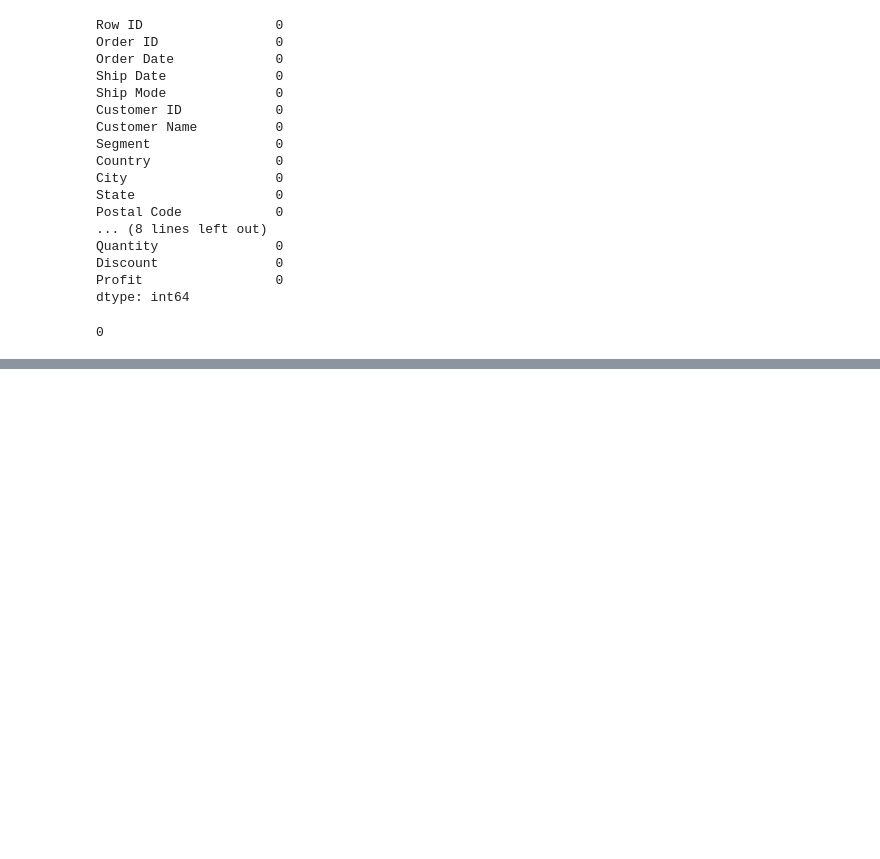
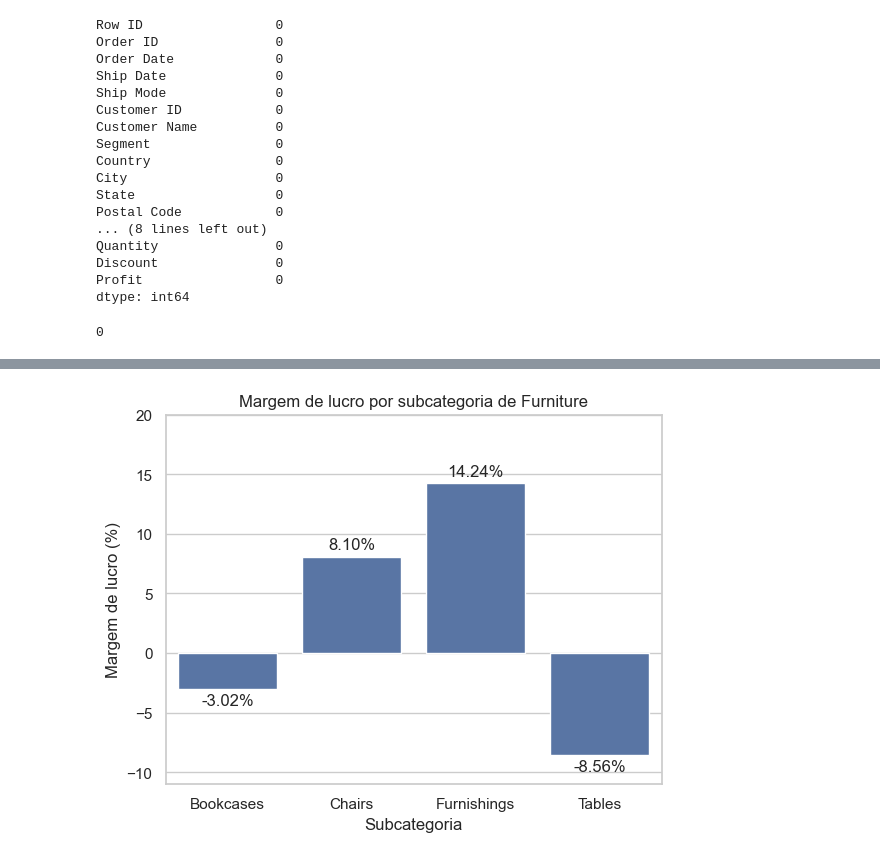
Before and after one commit to jvribeirocostard/Retail-sales-analysis, a Jupyter notebook: notebooks/retail-sales.ipynb, the cells around one changed output, grey strips where cells are left out. Saved outputs shown, nothing was run; the diff lists cells and outputs as text; code cells hidden in the pictures; blank space fills up the shorter version.

```diff
--- a/notebooks/retail-sales.ipynb
+++ b/notebooks/retail-sales.ipynb
@@ -305,0 +149,20 @@ Além disso, o problema está concentrado em produtos específicos dentro da cat
+# %%
+df_furniture = df[df["Category"] == "Furniture"]
+
+
+res_subcat = df_furniture.groupby("Sub-Category")[["Sales", "Profit"]].sum()
+
+res_subcat["Profit Margin"] = res_subcat["Profit"]/res_subcat["Sales"]
+
+res_subcat["Discount"] = df_furniture.groupby("Sub-Category")["Discount"].mean()
+
+
+
+res_subcat["Sales ($)"] = res_subcat["Sales"].map(lambda x: f"${x:,.2f}")
+res_subcat["Profit ($)"] = res_subcat["Profit"].map(lambda x: f"${x:,.2f}")
+res_subcat["Profit Margin %"] = res_subcat["Profit Margin"].map(lambda x: f"{x*100:.2f}%")
+res_subcat["Discount %"] = res_subcat["Discount"].map(lambda x: f"{x*100:.2f}%")
+
+
+
+res_subcat[["Sales ($)", "Profit ($)", "Profit Margin %","Discount %"]]
@@ -305,0 +176,14 @@ Além disso, o problema está concentrado em produtos específicos dentro da cat
+# %%
+res_subcat["Profit Margin (%)"] = res_subcat["Profit Margin"] * 100
+sns.set_theme(style="whitegrid")
+ax = sns.barplot(data=res_subcat.reset_index(), x="Sub-Category", y="Profit Margin (%)")
+
+ax.bar_label(ax.containers[0], fmt="%.2f%%", padding=3)
+
+plt.title("Margem de lucro por subcategoria de Furniture")
+plt.xlabel("Subcategoria")
+plt.ylabel("Margem de lucro (%)")
+plt.ylim(-11, 20)
+plt.show()
+# %% [output]
+[figure, added]
```
Also changed, not shown: parts of 37 cells of this notebook.
